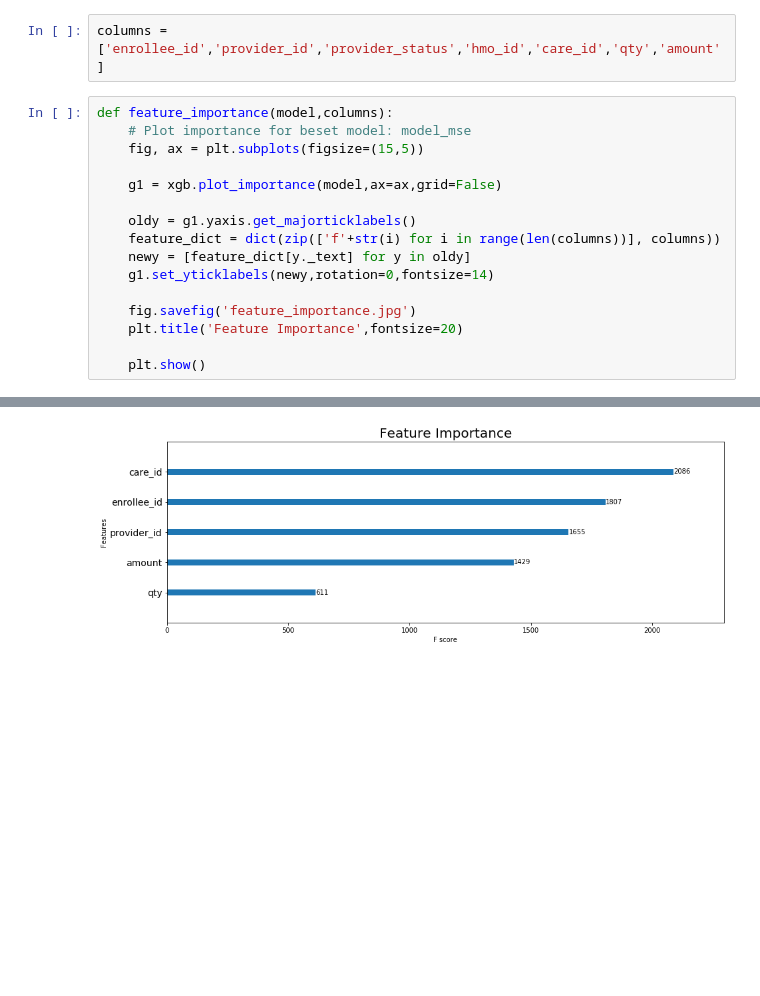
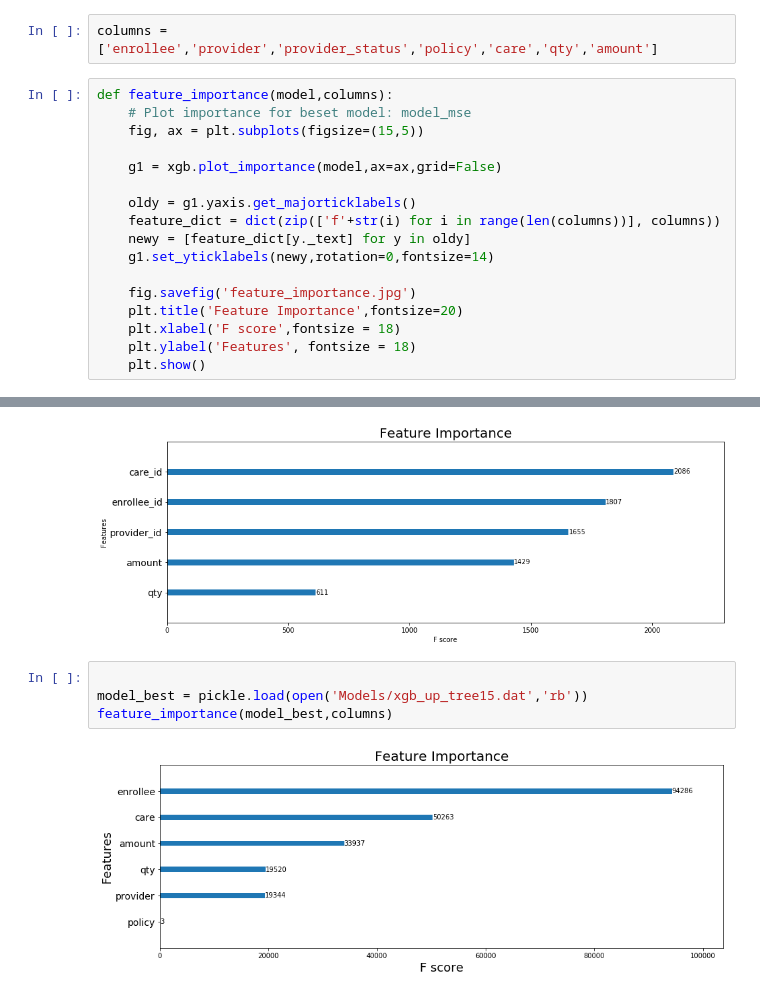
Before and after one commit to Shunling/Insight_HealthDataScience, a Jupyter notebook: Projects/P3/feature_importance.ipynb, the cells around one changed output, grey strips where cells are left out. Cells and saved outputs as stored; diff of their text form; blank space fills up the shorter version.

Commit message:
add best model

```diff
--- a/Projects/P3/feature_importance.ipynb
+++ b/Projects/P3/feature_importance.ipynb
@@ -6,7 +6,7 @@ import matplotlib.pyplot as plt
 # %%
 model1 = pickle.load(open('Models/xgb_up_scaled.dat','rb'))
 # %%
-columns = ['enrollee_id','provider_id','provider_status','hmo_id','care_id','qty','amount']
+columns = ['enrollee','provider','provider_status','policy','care','qty','amount']
 # %%
 def feature_importance(model,columns):
     # Plot importance for beset model: model_mse
@@ -21,7 +21,8 @@ def feature_importance(model,columns):
 
     fig.savefig('feature_importance.jpg')
     plt.title('Feature Importance',fontsize=20)
-
+    plt.xlabel('F score',fontsize = 18)
+    plt.ylabel('Features', fontsize = 18)
     plt.show()
 # %%
 feature_importance(model1,columns)
@@ -37,3 +38,9 @@ model3 = pickle.load(open('Models/xgb.dat','rb'))
 feature_importance(model3,columns)
 # %% [output]
 [figure]
+# %%
+
+model_best = pickle.load(open('Models/xgb_up_tree15.dat','rb'))
+feature_importance(model_best,columns)
+# %% [output]
+[figure, added]
```
